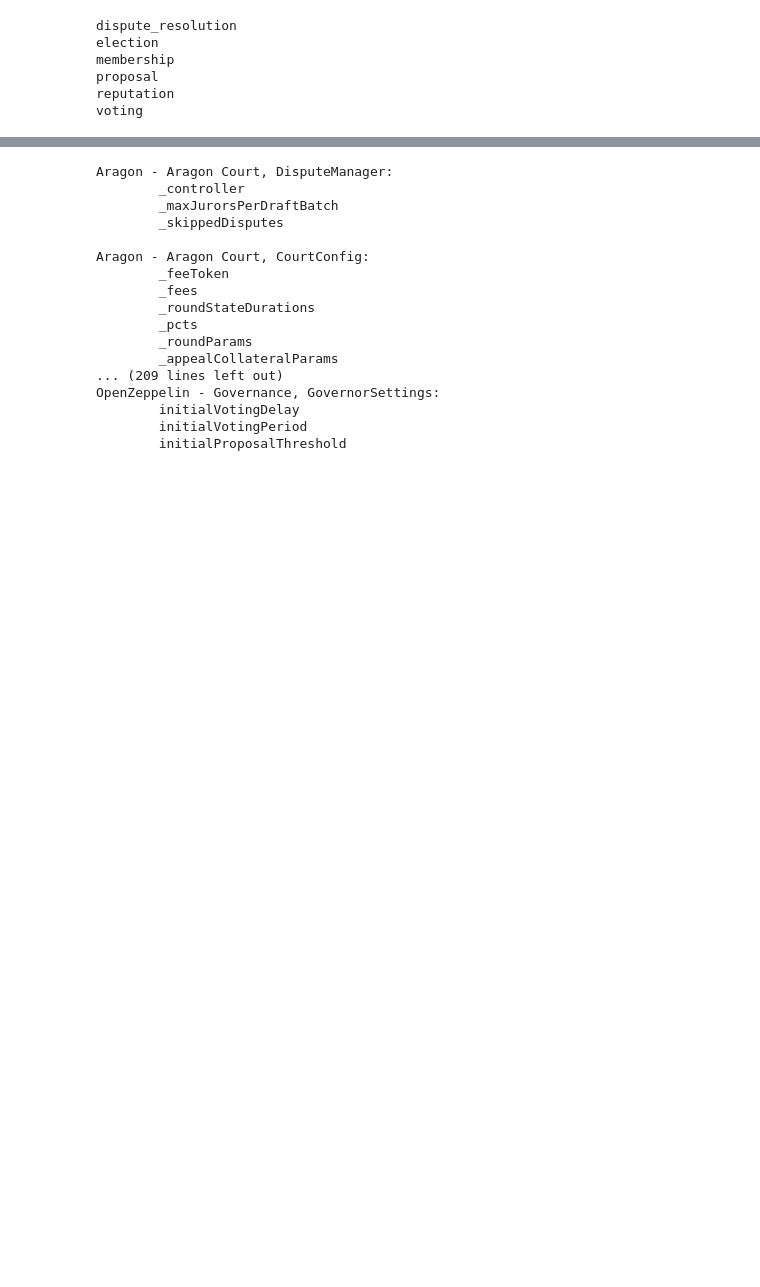
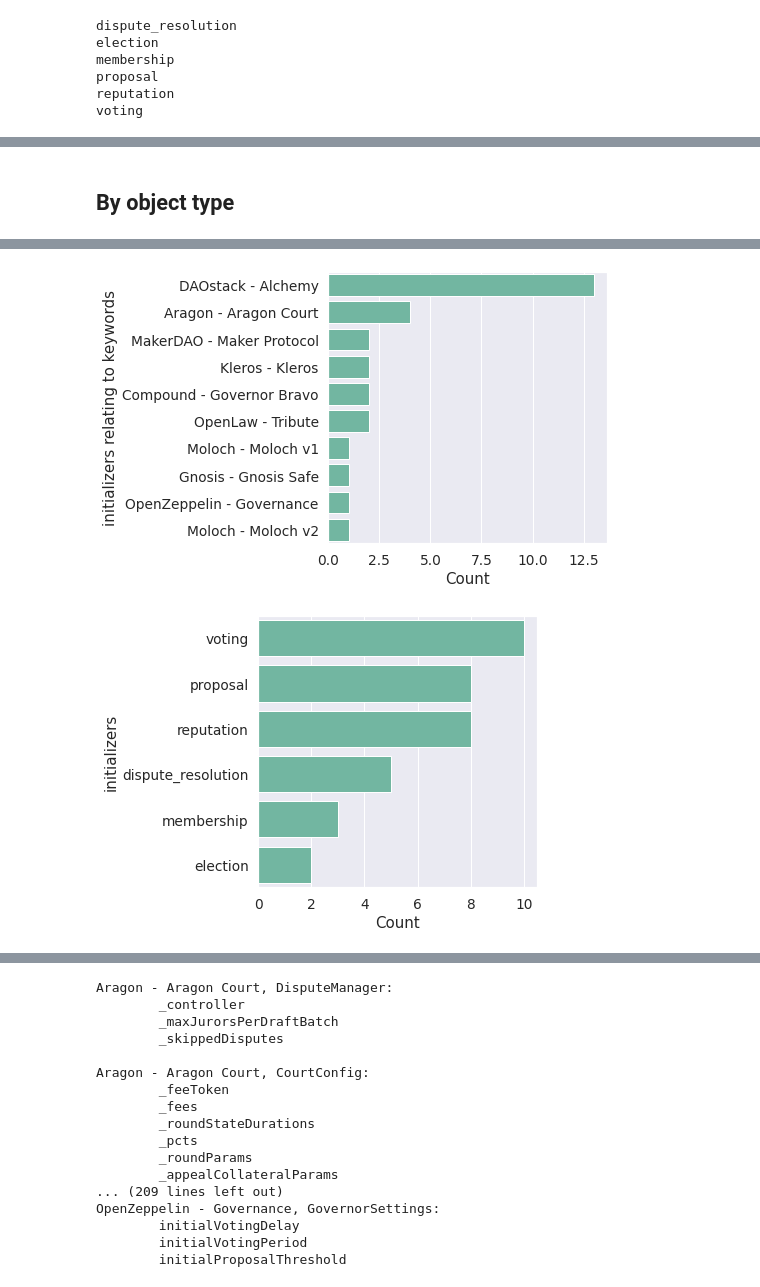
Before and after one commit to notchia/metagov, a Jupyter notebook: governance-surface_factory-contracts.ipynb, the cells around one changed output, grey strips where cells are left out. Cells and saved outputs as stored; diff of their text form; code cells hidden in the pictures; blank space fills up the shorter version.

```diff
--- a/governance-surface_factory-contracts.ipynb
+++ b/governance-surface_factory-contracts.ipynb
@@ -112,4 +132,7 @@ df_params.head()
+# %% [markdown]
+## By object type
 # %%
 df_init = df_objects[df_objects['object_name'].isin(['constructor', 'initialize'])]
-df_init.head()
+plot_coded_column(df_init, 'project', label='initializers relating to keywords')
+plot_coded_column(df_init, 'hand_coding', label='initializers')
 # %% [output]
@@ -122,0 +139,2 @@ df_init.head()
+[figure, added]
+[figure, added]
```
Also changed, not shown: parts of 13 cells of this notebook.
